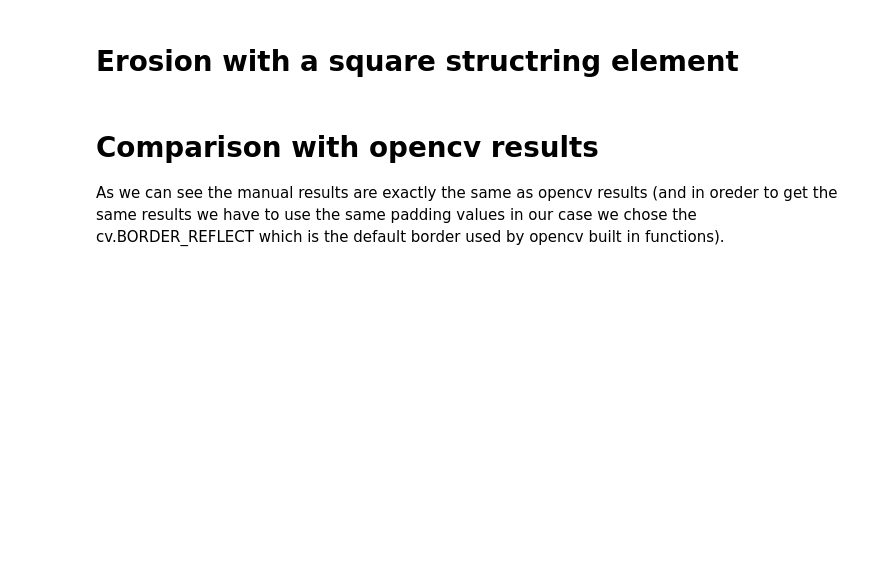
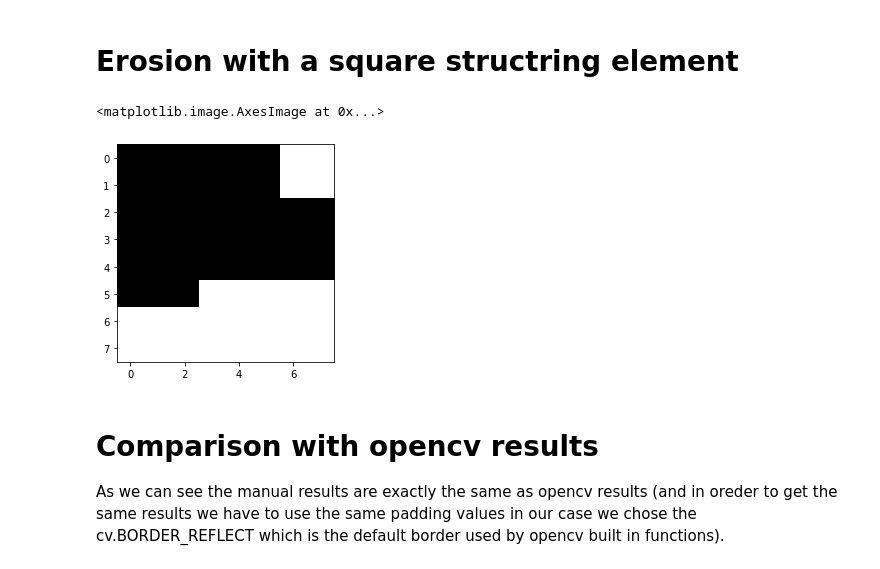
Before and after one commit to imadBO/Digital-Image-Processing, a Jupyter notebook: TP3/derivative_filtring.ipynb, the cells around one changed output. Cells and saved outputs as stored; diff of their text form; code cells hidden in the pictures; blank space fills up the shorter version.

```diff
--- a/TP3/derivative_filtring.ipynb
+++ b/TP3/derivative_filtring.ipynb
@@ -239,28 +245,32 @@ plt.imshow(dilatedImage, cmap='gray')
 # %%
 # Image erosion with a square structring element.
 erosionStructuringElt = np.full((3, 3), 1)  # Creating the structuring element.
-# paddedBinImage = cv.copyMakeBorder(binarizedImageMag, 1, 1, 1, 1, cv.BORDER_CONSTANT, None, value = 0)
+
 # In oreder to get the same results as the opencv we have to use BORDER_REFLECT instead of BORDER_CONSTANT.
 paddedBinImage = cv.copyMakeBorder(
     binarizedImageMag, 1, 1, 1, 1, cv.BORDER_REFLECT)
+
 # Constructing binarizedSubMatrices from the padded image with the same size as the structring element.
 binarizedSubMatrices = []
 for i in range(0, paddedBinImage.shape[0] - 2):
     for j in range(0, paddedBinImage.shape[1] - 2):
         np.array(binarizedSubMatrices.append(
             paddedBinImage[i:i+erosionStructuringElt.shape[0], j:j+erosionStructuringElt.shape[0]]))
 binarizedSubMatrices = np.array(binarizedSubMatrices)
 # Erosion process "and".
 erodedValues = []
 for i in range(0, binarizedSubMatrices.shape[0]):
     if(np.all(binarizedSubMatrices[i] == erosionStructuringElt)):
-        erodedValues.append(1)
+        erodedValues = np.append(erodedValues, 1)
     else:
-        erodedValues.append(0)
-erodedValues = np.array(erodedValues)
+         erodedValues = np.append(erodedValues, 0)
+
 # To turn the one dimensional array into a two dimensional array with the same shape as the original image.
 erodedImage = erodedValues.reshape((imageHeight, imageWidth))
 plt.imshow(erodedImage, cmap='gray')
+# %% [output]
+<matplotlib.image.AxesImage at 0x...>
+[figure, added]
 # %% [markdown]
 # Comparison with opencv results
 As we can see the manual results are exactly the same as opencv results (and in oreder to get the same results we have to use the same padding values in our case we chose the cv.BORDER_REFLECT which is the default border used by opencv built in functions).
```
Also changed, not shown: parts of 27 cells of this notebook, 25 other files.
